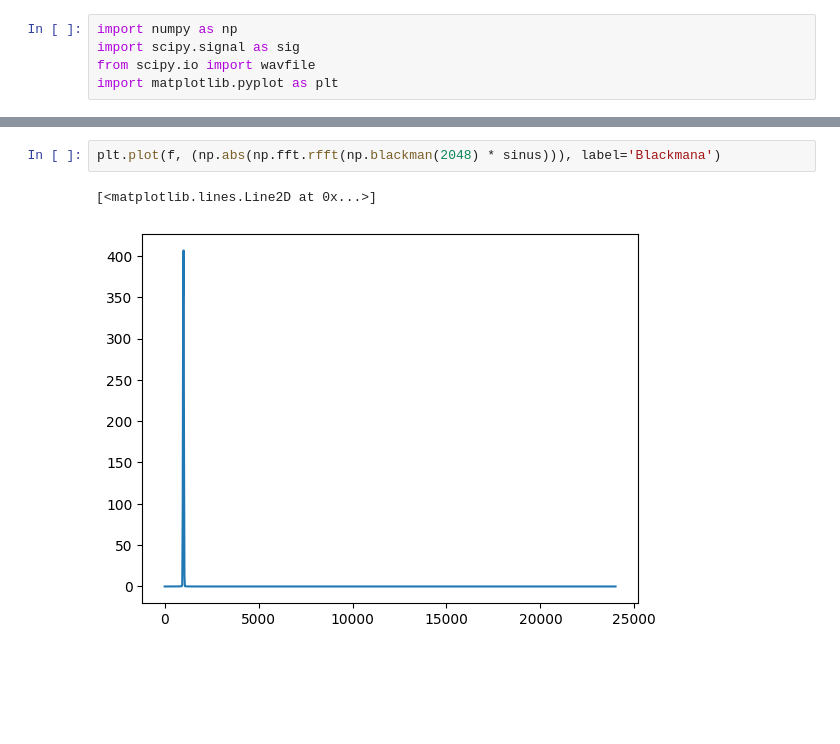
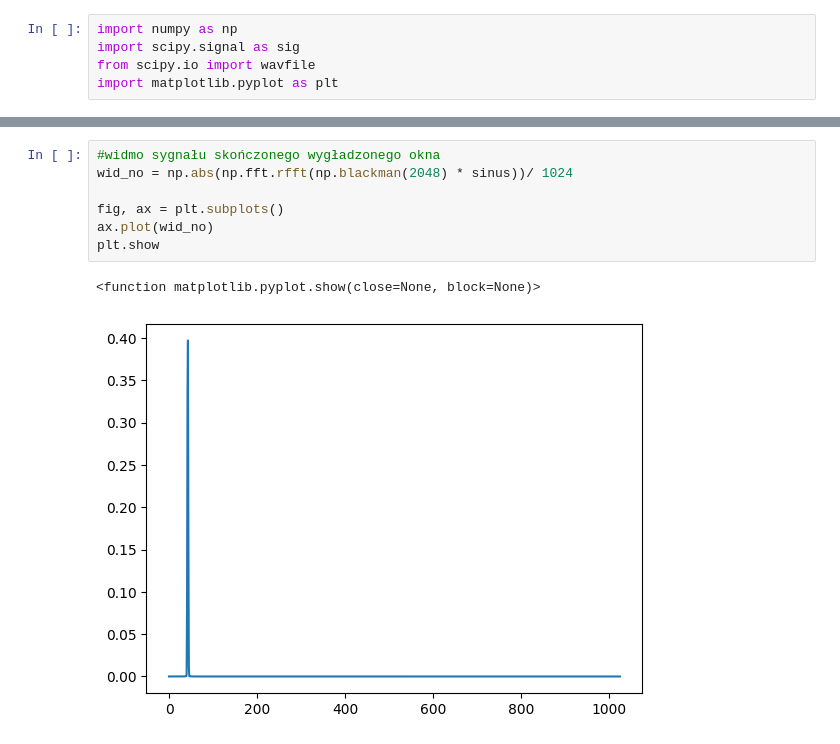
Before and after one commit to tynka022/SignalAnalisis, a Jupyter notebook: lab2/lab2.ipynb, the cells around one changed output, grey strips where cells are left out. Cells and saved outputs as stored; diff of their text form; blank space fills up the shorter version.

```diff
--- a/lab2/lab2.ipynb
+++ b/lab2/lab2.ipynb
@@ -54,5 +101,10 @@ plt.plot(n, (np.blackman(2048) * sinus), label='Blackmana')
 # %%
-plt.plot(f, (np.abs(np.fft.rfft(np.blackman(2048) * sinus))), label='Blackmana')
+#widmo sygnału skończonego wygładzonego okna
+wid_no = np.abs(np.fft.rfft(np.blackman(2048) * sinus))/ 1024
+
+fig, ax = plt.subplots()
+ax.plot(wid_no)
+plt.show
 # %% [output]
-[<matplotlib.lines.Line2D at 0x...>]
+<function matplotlib.pyplot.show(close=None, block=None)>
-[figure, old version]
+[figure, new version]
```
Also changed, not shown: parts of 22 cells of this notebook, 1 other file.
